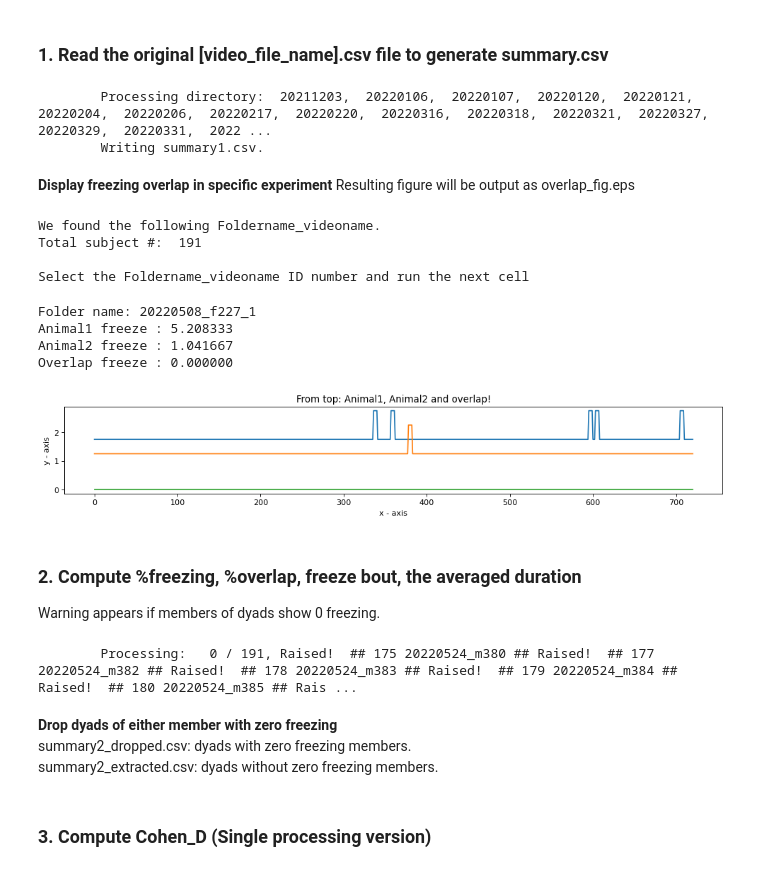
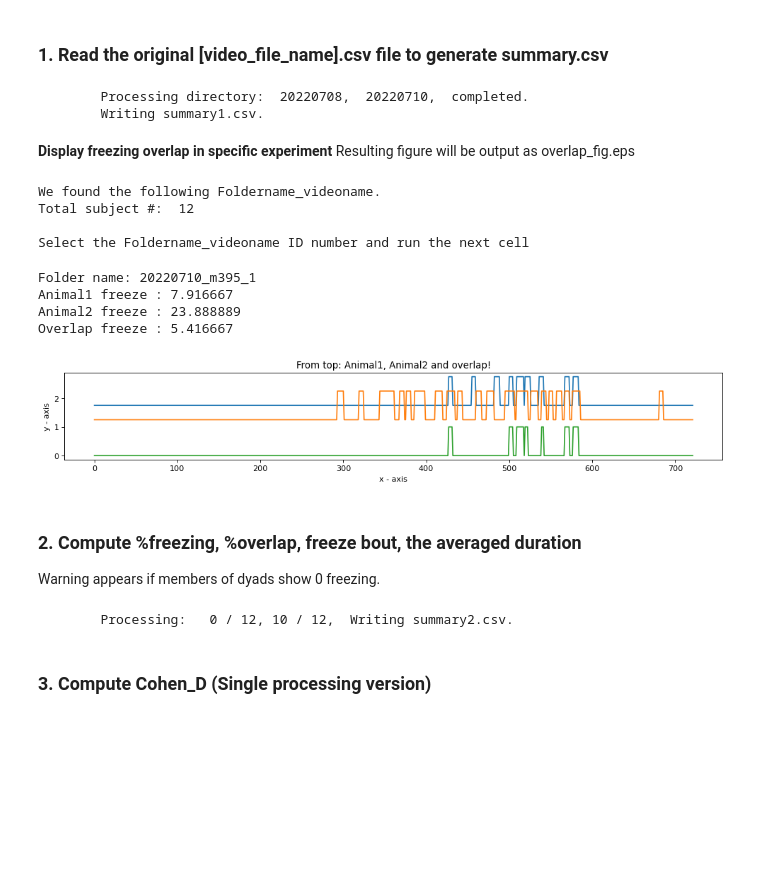
Before and after one commit to wataruito/synchro_freeze, a Jupyter notebook: step2_data_process.ipynb, the cells around one changed output. Cells and saved outputs as stored; diff of their text form; code cells hidden in the pictures; blank space fills up the shorter version.

```diff
--- a/step2_data_process.ipynb
+++ b/step2_data_process.ipynb
@@ -6,13 +6,11 @@
 import os
 import traceback
 import sys
-sys.path.insert(1, r'W:\wataru\jupyter\synchro_freeze')
 import numpy as np
 import pandas as pd
 import synchro_freeze as sf
 
-path = r"W:\wataru\jupyter\synchro_freeze\20220331_BP_paper_simulation\sync_data"
-path = r"W:\videos_synchrony"
+path = r"sync_data"
 
 
 # Definition of each dataframe
@@ -92,7 +90,7 @@ columnType7 = ['str', 'float','float','float','float','float','float','float','f
 ##############################################
 sf.create_master_table(path, columnName1, columnType1, output_file='summary1.csv')
 # %% [output]
-        Processing directory:  20211203,  20220106,  20220107,  20220120,  20220121,  20220204,  20220206,  20220217,  20220220,  20220316,  20220318,  20220321,  20220327,  20220329,  20220331,  2022 ...
+        Processing directory:  20220708,  20220710,  completed.
         Writing summary1.csv.
 # %% [markdown]
 **Display freezing overlap in specific experiment**
@@ -105,20 +103,20 @@ print("Total subject #: ", len(_df))
 print("\nSelect the Foldername_videoname ID number and run the next cell")
 # %% [output]
 We found the following Foldername_videoname.
-Total subject #:  191
+Total subject #:  12
 
 Select the Foldername_videoname ID number and run the next cell
 # %%
-folderID = 135
+folderID = 11
 output = True
 
-(a,b,c,d) = sf.overlap_freezing(_df.iloc[folderID,:], path, output)
+_ = sf.overlap_freezing3(_df.iloc[folderID,:], path, output)
 # %% [output]
-Folder name: 20220508_f227_1
-Animal1 freeze : 5.208333
-Animal2 freeze : 1.041667
-Overlap freeze : 0.000000
+Folder name: 20220710_m395_1
+Animal1 freeze : 7.916667
+Animal2 freeze : 23.888889
+Overlap freeze : 5.416667
-[figure, old version]
+[figure, new version]
 # %% [markdown]
 ### 2. Compute %freezing, %overlap, freeze bout, the averaged duration
 Warning appears if members of dyads show 0 freezing.
@@ -132,8 +130,4 @@ Warning appears if members of dyads show 0 freezing.
 #############################################
 warr_lines = sf.compute_epoch_percent3(path, columnName2, columnType2, input_file='summary1.csv', output_file='summary2.csv')
 # %% [output]
-        Processing:   0 / 191, Raised!  ## 175 20220524_m380 ## Raised!  ## 177 20220524_m382 ## Raised!  ## 178 20220524_m383 ## Raised!  ## 179 20220524_m384 ## Raised!  ## 180 20220524_m385 ## Rais ...
+        Processing:   0 / 12, 10 / 12,  Writing summary2.csv.
-# %% [markdown]
-**Drop dyads of either member with zero freezing**<BR>
-summary2_dropped.csv: dyads with zero freezing members.<BR>
-summary2_extracted.csv: dyads without zero freezing members.<BR>
```
Also changed, not shown: parts of 3 cells of this notebook, 2 other files.
